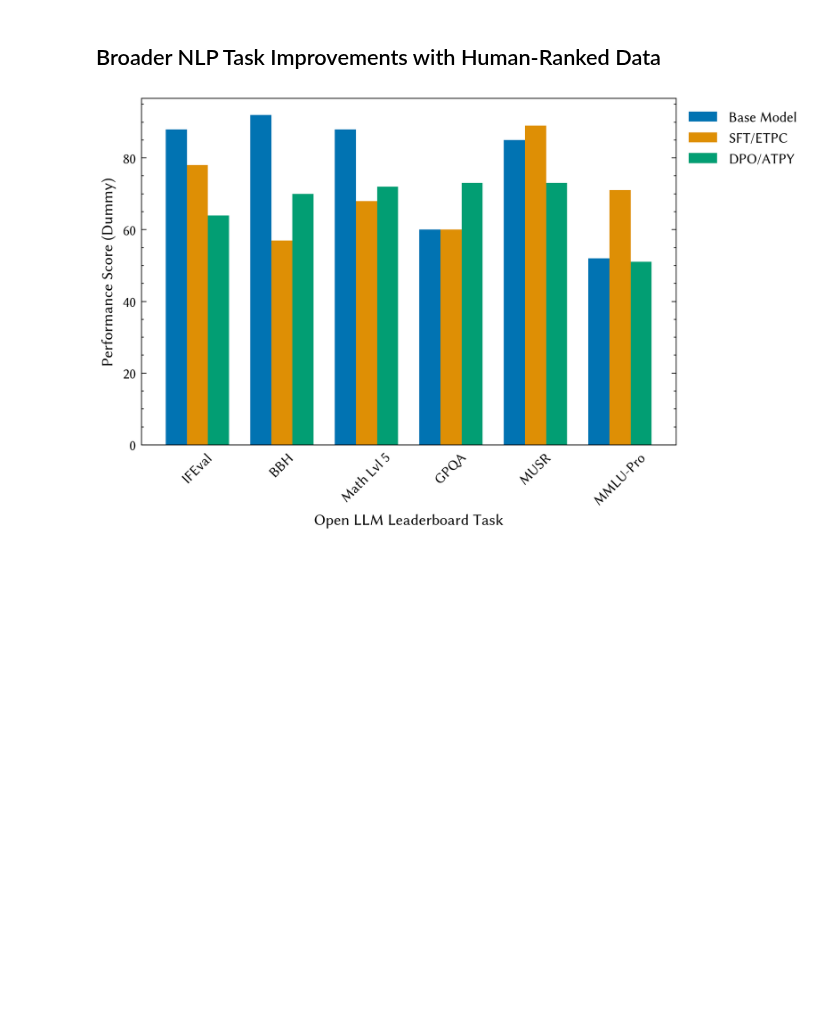
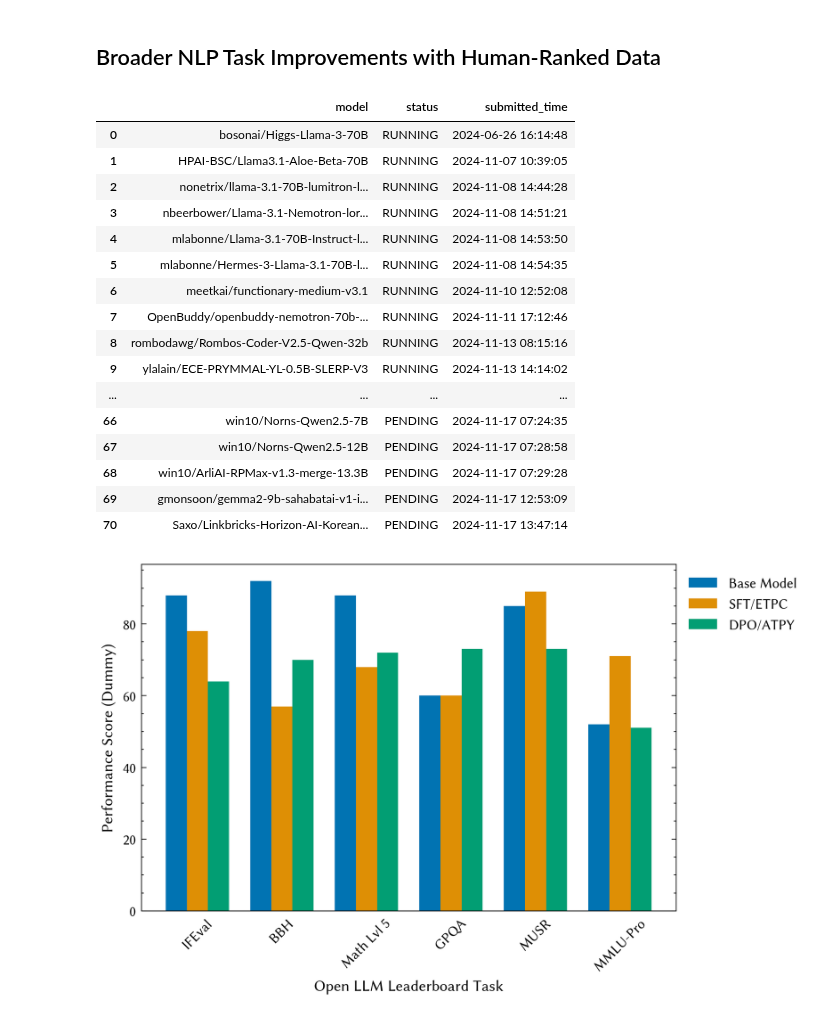
Before and after one commit to cluebbers/dpo-rlhf-paraphrase-types, a Jupyter notebook: notebooks/plots.ipynb, the cells around one changed output. Drawn from its saved outputs; the diff is of its cells as text; code cells hidden in the pictures; blank space fills up the shorter version.

```diff
--- a/notebooks/plots.ipynb
+++ b/notebooks/plots.ipynb
@@ -988,32 +989,51 @@ plt.savefig(output_path, dpi=300)
 ## Broader NLP Task Improvements with Human-Ranked Data
 # %%
 from datasets import load_dataset, Features, Value
-from huggingface_hub import HfApi
+pd.set_option('display.max_rows', None)
+from IPython.display import display
 
 features = Features({
     'model': Value('string'),
     'base_model': Value('string'),
     'revision': Value('string'),
     'precision': Value('string'),
     'params': Value('float64'),
     'architectures': Value('string'),
     'weight_type': Value('string'),
     'status': Value('string'),
     'submitted_time': Value('string'),
     'model_type': Value('string'),
     'job_id': Value('string'),
     'job_start_time': Value('string'),
     'use_chat_template': Value('bool'),
     'sender': Value('string')
 })
 
 
 dataset = load_dataset("open-llm-leaderboard/requests", split = "train", features=features)
-filtered_dataset = dataset.select_columns(["model", "status", "submitted_time"]).filter(lambda x: "cluebbers" in x["model"] or "pending" in str(x["status"]).lower())
+filtered_dataset = dataset.select_columns(["model", "status", "submitted_time"]).filter(lambda x: "cluebbers" in x["model"] or "pending" in str(x["status"]).lower() or "running" in str(x["status"]).lower())
 filtered_dataset = filtered_dataset.sort("submitted_time")
 
 df = filtered_dataset.to_pandas()
-df
+display(df)
+# %% [output]
+|  | model | status | submitted_time |
+| 0 | bosonai/Higgs-Llama-3-70B | RUNNING | 2024-06-26 16:14:48 |
+| 1 | HPAI-BSC/Llama3.1-Aloe-Beta-70B | RUNNING | 2024-11-07 10:39:05 |
+| 2 | nonetrix/llama-3.1-70B-lumitron-l... | RUNNING | 2024-11-08 14:44:28 |
+| 3 | nbeerbower/Llama-3.1-Nemotron-lor... | RUNNING | 2024-11-08 14:51:21 |
+| 4 | mlabonne/Llama-3.1-70B-Instruct-l... | RUNNING | 2024-11-08 14:53:50 |
+| 5 | mlabonne/Hermes-3-Llama-3.1-70B-l... | RUNNING | 2024-11-08 14:54:35 |
+| 6 | meetkai/functionary-medium-v3.1 | RUNNING | 2024-11-10 12:52:08 |
+| 7 | OpenBuddy/openbuddy-nemotron-70b-... | RUNNING | 2024-11-11 17:12:46 |
+| 8 | rombodawg/Rombos-Coder-V2.5-Qwen-32b | RUNNING | 2024-11-13 08:15:16 |
+| 9 | ylalain/ECE-PRYMMAL-YL-0.5B-SLERP-V3 | RUNNING | 2024-11-13 14:14:02 |
+| ... | ... | ... | ... |
+| 66 | win10/Norns-Qwen2.5-7B | PENDING | 2024-11-17 07:24:35 |
+| 67 | win10/Norns-Qwen2.5-12B | PENDING | 2024-11-17 07:28:58 |
+| 68 | win10/ArliAI-RPMax-v1.3-merge-13.3B | PENDING | 2024-11-17 07:29:28 |
+| 69 | gmonsoon/gemma2-9b-sahabatai-v1-i... | PENDING | 2024-11-17 12:53:09 |
+| 70 | Saxo/Linkbricks-Horizon-AI-Korean... | PENDING | 2024-11-17 13:47:14 |
 # %%
 # Define tasks and models
 tasks = ["IFEval", "BBH", "Math Lvl 5", "GPQA", "MUSR", "MMLU-Pro"]
```
Also changed, not shown: parts of 8 cells of this notebook, 2 other files.
